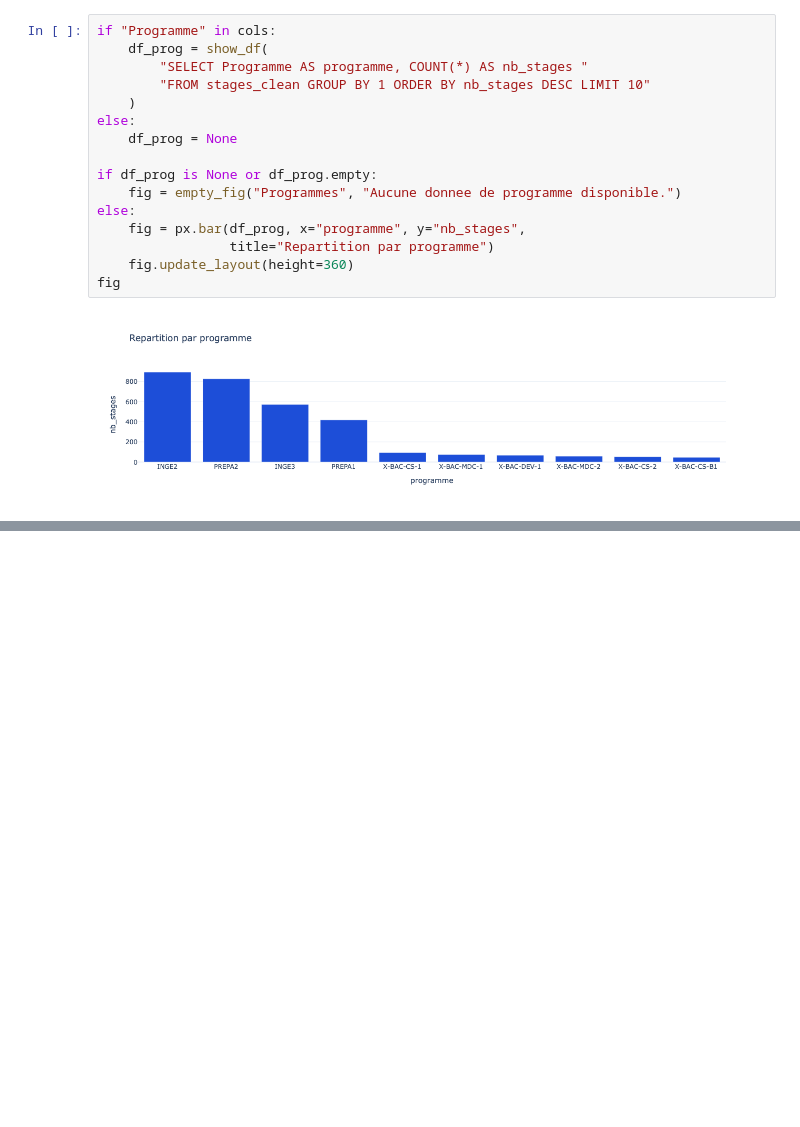
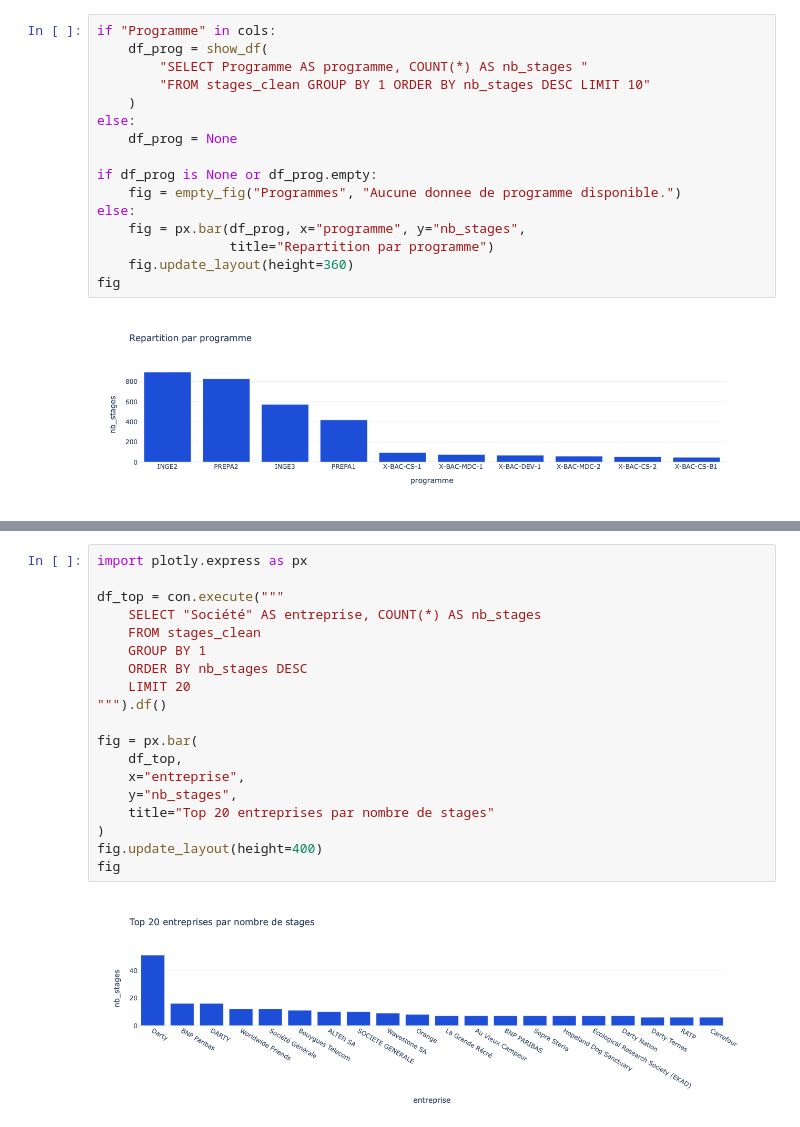
Before and after one commit to carel-guy/stages_analytics, a Jupyter notebook: notebooks/01_profiling_rgpd.ipynb, the cells around one changed output, grey strips where cells are left out. Cells and saved outputs as stored; diff of their text form; blank space fills up the shorter version.

```diff
--- a/notebooks/01_profiling_rgpd.ipynb
+++ b/notebooks/01_profiling_rgpd.ipynb
@@ -326,0 +465,21 @@ Prochaines etapes:
+# %%
+import plotly.express as px
+
+df_top = con.execute("""
+    SELECT "Société" AS entreprise, COUNT(*) AS nb_stages
+    FROM stages_clean
+    GROUP BY 1
+    ORDER BY nb_stages DESC
+    LIMIT 20
+""").df()
+
+fig = px.bar(
+    df_top,
+    x="entreprise",
+    y="nb_stages",
+    title="Top 20 entreprises par nombre de stages"
+)
+fig.update_layout(height=400)
+fig
+# %% [output]
+[figure, added]
```
Also changed, not shown: parts of 29 cells of this notebook, 5 other files.
